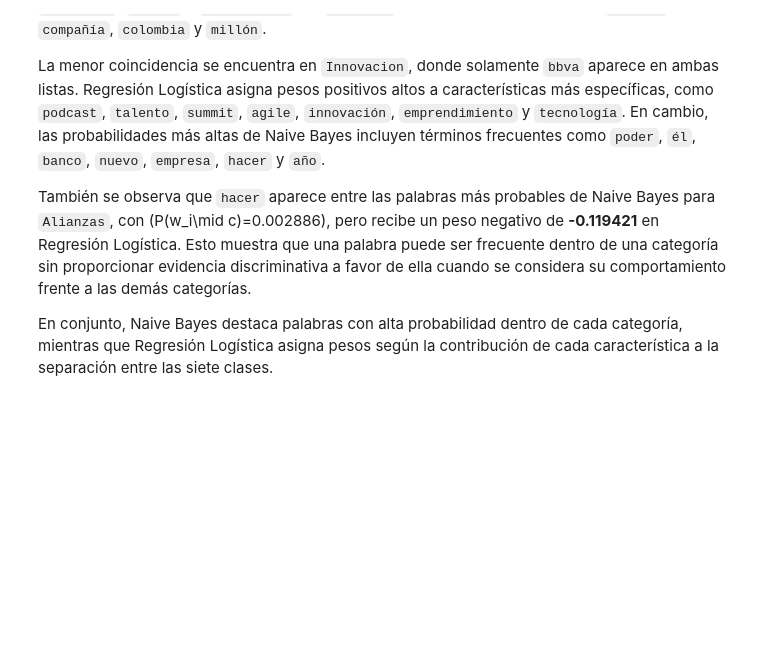
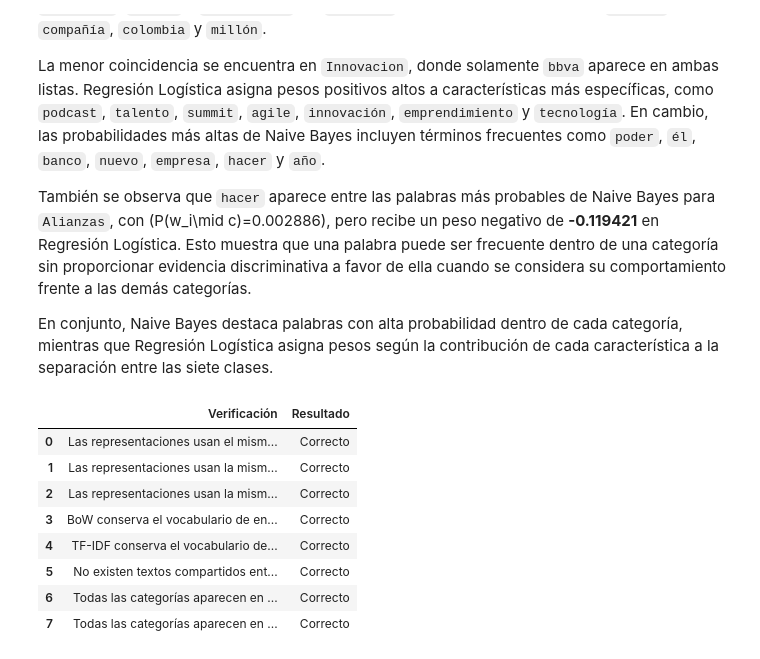
Before and after one commit to Jtanchezz/NLP, a Jupyter notebook: Lab4/lab4.ipynb, the cells around one changed output. Drawn from its saved outputs; the diff is of its cells as text; code cells hidden in the pictures; blank space fills up the shorter version.

```diff
--- a/Lab4/lab4.ipynb
+++ b/Lab4/lab4.ipynb
@@ -2120,3 +2103,85 @@ La menor coincidencia se encuentra en `Innovacion`, donde solamente `bbva` apare
 También se observa que `hacer` aparece entre las palabras más probables de Naive Bayes para `Alianzas`, con \(P(w_i\mid c)=0.002886\), pero recibe un peso negativo de **-0.119421** en Regresión Logística. Esto muestra que una palabra puede ser frecuente dentro de una categoría sin proporcionar evidencia discriminativa a favor de ella cuando se considera su comportamiento frente a las demás categorías.
 
 En conjunto, Naive Bayes destaca palabras con alta probabilidad dentro de cada categoría, mientras que Regresión Logística asigna pesos según la contribución de cada característica a la separación entre las siete clases.
+# %%
+verificaciones_comparacion_justa = {
+    "Las representaciones usan el mismo entrenamiento": (
+        matriz_bow_entrenamiento.shape[0]
+        == matriz_tfidf_entrenamiento.shape[0]
+        == len(etiquetas_entrenamiento)
+        == 850
+    ),
+    "Las representaciones usan la misma validación": (
+        matriz_bow_validacion.shape[0]
+        == matriz_tfidf_validacion.shape[0]
+        == len(etiquetas_validacion)
+        == 185
+    ),
+    "Las representaciones usan la misma prueba": (
+        matriz_bow_prueba.shape[0]
+        == matriz_tfidf_prueba.shape[0]
+        == len(etiquetas_prueba)
+        == 182
+    ),
+    "BoW conserva el vocabulario de entrenamiento": (
+        matriz_bow_entrenamiento.shape[1]
+        == matriz_bow_validacion.shape[1]
+        == matriz_bow_prueba.shape[1]
+        == len(vocabulario_bow)
+    ),
+    "TF-IDF conserva el vocabulario de entrenamiento": (
+        matriz_tfidf_entrenamiento.shape[1]
+        == matriz_tfidf_validacion.shape[1]
+        == matriz_tfidf_prueba.shape[1]
+        == len(vocabulario_tfidf)
+    ),
+    "No existen textos compartidos entre conjuntos": (
+        all(
+            cantidad == 0
+            for cantidad
+            in intersecciones_texto.values()
+        )
+    ),
+    "Todas las categorías aparecen en entrenamiento": (
+        set(etiquetas_entrenamiento.unique())
+        == set(orden_categorias)
+    ),
+    "Todas las categorías aparecen en prueba": (
+        set(etiquetas_prueba.unique())
+        == set(orden_categorias)
+    )
+}
+
+tabla_verificacion_comparacion_justa = (
+    pd.DataFrame({
+        "Verificación":
+            verificaciones_comparacion_justa.keys(),
+        "Resultado": [
+            "Correcto" if resultado else "Error"
+            for resultado
+            in verificaciones_comparacion_justa.values()
+        ]
+    })
+)
+
+if not all(
+    verificaciones_comparacion_justa.values()
+):
+    raise AssertionError(
+        "Una o más condiciones de la "
+        "comparación justa no se cumplen."
+    )
+
+display(
+    tabla_verificacion_comparacion_justa
+)
+# %% [output]
+|  | Verificación | Resultado |
+| 0 | Las representaciones usan el mism... | Correcto |
+| 1 | Las representaciones usan la mism... | Correcto |
+| 2 | Las representaciones usan la mism... | Correcto |
+| 3 | BoW conserva el vocabulario de en... | Correcto |
+| 4 | TF-IDF conserva el vocabulario de... | Correcto |
+| 5 | No existen textos compartidos ent... | Correcto |
+| 6 | Todas las categorías aparecen en ... | Correcto |
+| 7 | Todas las categorías aparecen en ... | Correcto |
```
Also changed, not shown: parts of 6 cells of this notebook.
